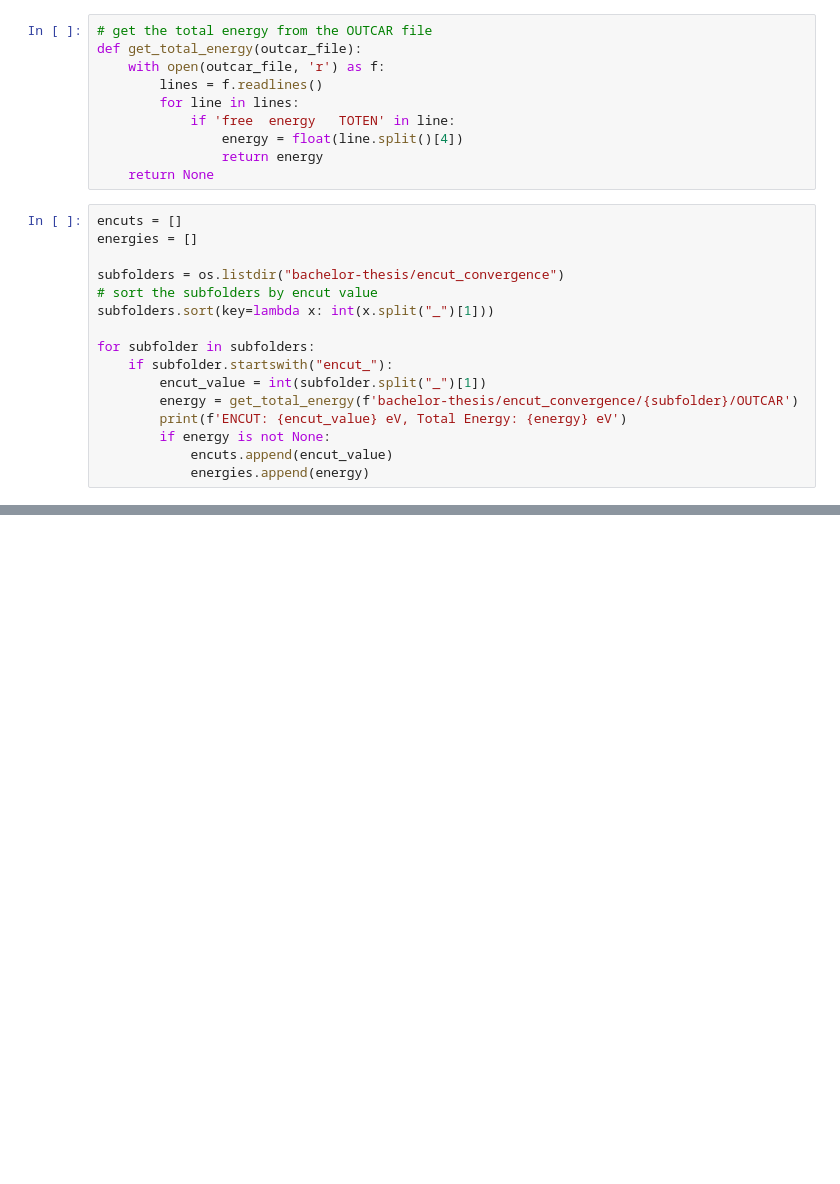
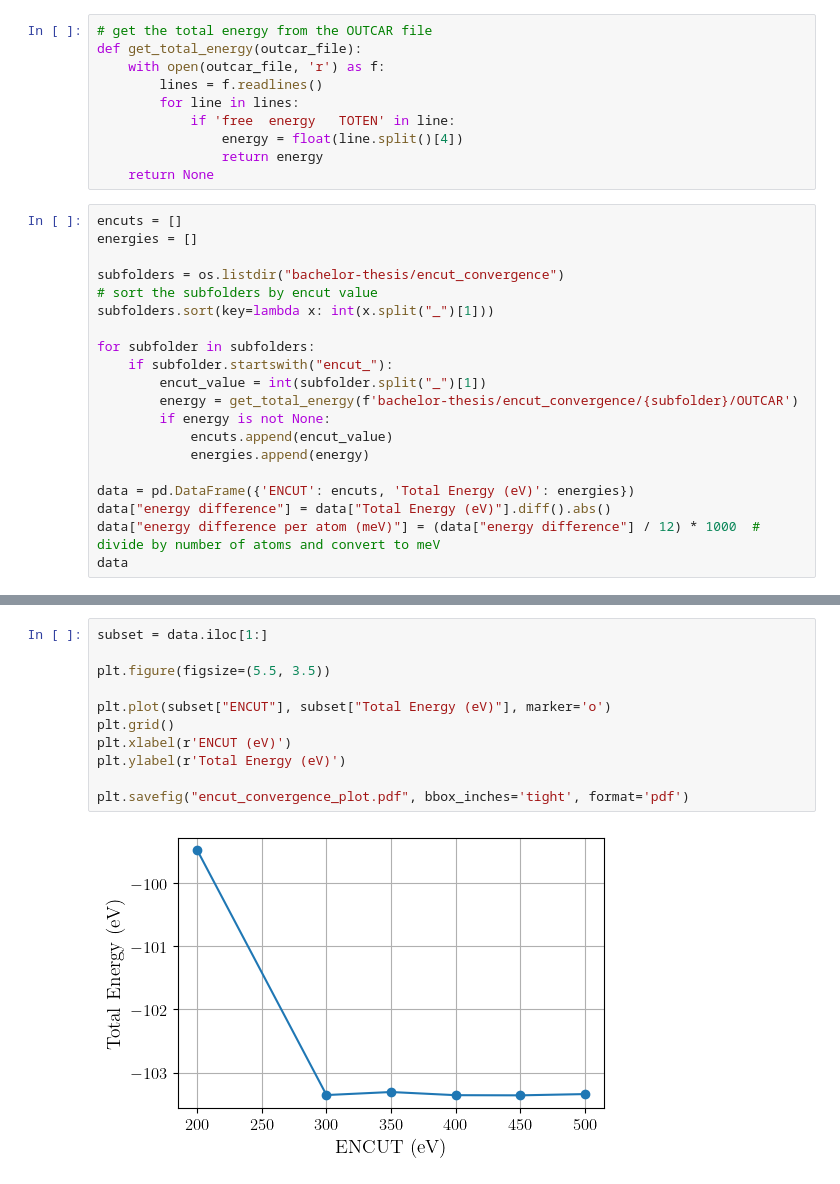
Before and after one commit to RombusBombus/bachelor-thesis, a Jupyter notebook: Encut_Convergence_Results.ipynb, the cells around one changed output, grey strips where cells are left out. Saved outputs shown, nothing was run; the diff lists cells and outputs as text; blank space fills up the shorter version.

```diff
--- a/Encut_Convergence_Results.ipynb
+++ b/Encut_Convergence_Results.ipynb
@@ -24,8 +37,12 @@ for subfolder in subfolders:
     if subfolder.startswith("encut_"):
         encut_value = int(subfolder.split("_")[1])
         energy = get_total_energy(f'bachelor-thesis/encut_convergence/{subfolder}/OUTCAR')
-        print(f'ENCUT: {encut_value} eV, Total Energy: {energy} eV')
         if energy is not None:
             encuts.append(encut_value)
             energies.append(energy)
+
+data = pd.DataFrame({'ENCUT': encuts, 'Total Energy (eV)': energies})
+data["energy difference"] = data["Total Energy (eV)"].diff().abs()
+data["energy difference per atom (meV)"] = (data["energy difference"] / 12) * 1000  # divide by number of atoms and convert to meV
+data
 # %% [output]
@@ -170,3 +63,16 @@ def check_encut_convergence(encut, energies, n_last=3,
+# %%
+subset = data.iloc[1:]
+
+plt.figure(figsize=(5.5, 3.5))
+
+plt.plot(subset["ENCUT"], subset["Total Energy (eV)"], marker='o')
+plt.grid()
+plt.xlabel(r'ENCUT (eV)')
+plt.ylabel(r'Total Energy (eV)')
+
+plt.savefig("encut_convergence_plot.pdf", bbox_inches='tight', format='pdf')
+# %% [output]
+[figure, added]
 # %%
 # kpoints convergence results
 subfolders = os.listdir("kpoints_convergence")
```
Also changed, not shown: parts of 11 cells of this notebook, 20 other files.
